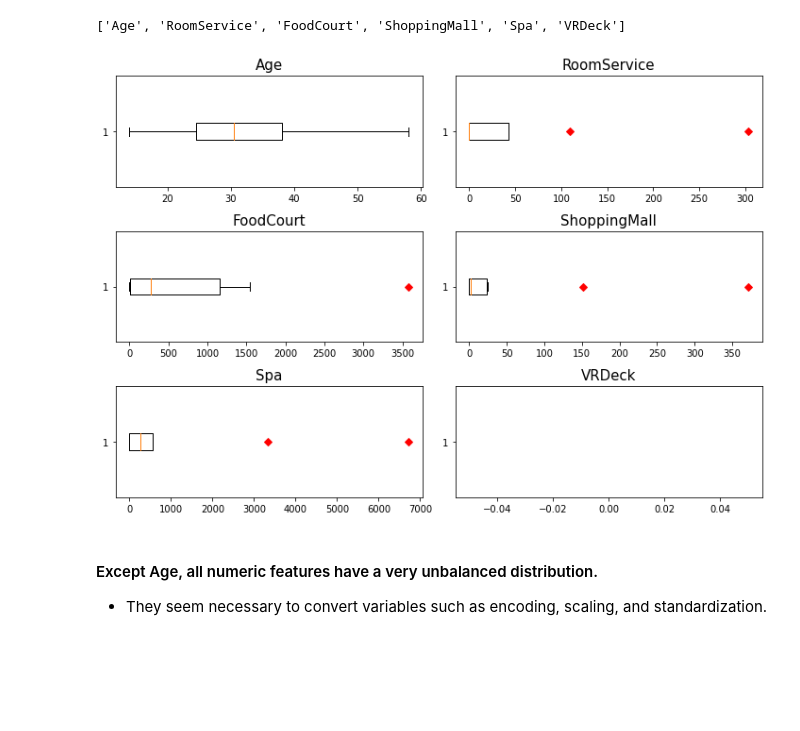
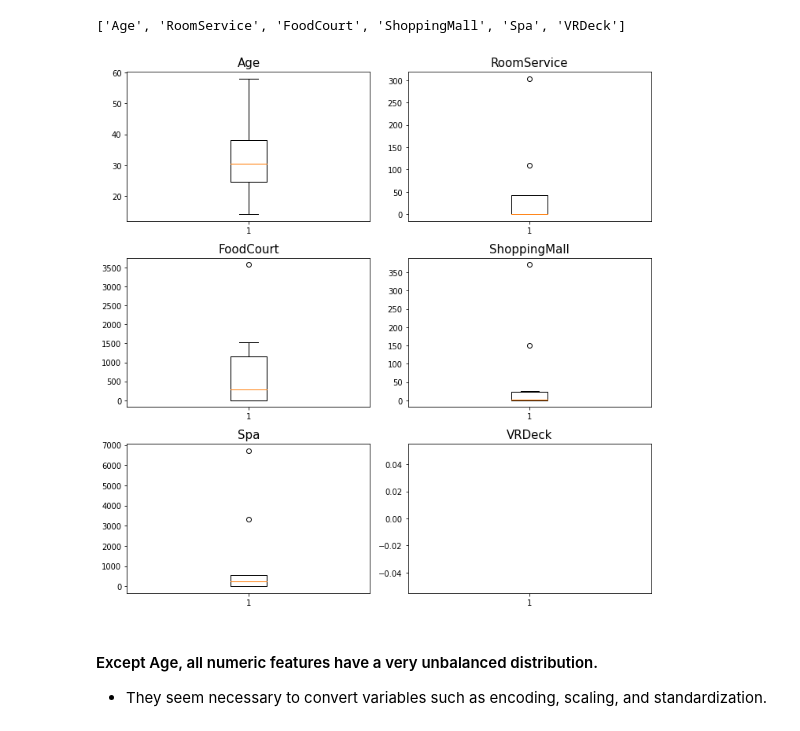
Before and after one commit to gonekng/Kaggle_Project, a Jupyter notebook: Spaceship Titanic/ml-spaceship-titanic.ipynb, the cells around one changed output. Drawn from its saved outputs; the diff is of its cells as text; code cells hidden in the pictures; blank space fills up the shorter version.

```diff
--- a/Spaceship Titanic/ml-spaceship-titanic.ipynb
+++ b/Spaceship Titanic/ml-spaceship-titanic.ipynb
@@ -230,31 +266,0 @@ col_cat
-# %%
-fig, ax = plt.subplots(2,2,figsize=(10,7))
-
-width = 0.35
-x = []
-b = []
-b2 = []
-
-for i in range(2):
-    for j in range(2):
-        x.append(train_cat.loc[:,col_cat[2*i+j]].value_counts().index)
-        b.append(ax[i,j].bar(np.arange(len(x[2*i+j])) - width/2,
-                            train_cat.loc[:,col_cat[2*i+j]].value_counts().to_list(),
-                            width, label = "Train Data", color="cornflowerblue"))
-        b2.append(ax[i,j].bar(np.arange(len(x[2*i+j])) + width/2,
-                            test_cat.loc[:,col_cat[2*i+j]].value_counts().to_list(),
-                            width, label = "Test Data", color="lightsalmon"))
-        ax[i,j].bar_label(b[2*i+j], label_type='edge', size=12)
-        ax[i,j].bar_label(b2[2*i+j], label_type='edge', size=12)
-        ax[i,j].set_title(f'{col_cat[2*i+j]} Distribution',
-                          pad=10, size=15)
-        ax[i,j].set_xticks(np.arange(len(x[2*i+j])), x[2*i+j], size=12)
-        ax[i,j].legend(loc="best", fontsize=12)
-
-ax[0,0].set_ylim(0,5000)
-ax[0,1].set_ylim(0,6000)
-ax[1,0].set_ylim(0,6500)
-ax[1,1].set_ylim(0,9000)
-
-fig.tight_layout()
-plt.show()
@@ -280,17 +348,17 @@ col_num
 # %% [output]
 ['Age', 'RoomService', 'FoodCourt', 'ShoppingMall', 'Spa', 'VRDeck']
 # %%
-fig, ax = plt.subplots(3,2,figsize=(10,7))
+fig, ax = plt.subplots(3,2,figsize=(10,10))
 
 for i in range(3):
     for j in range(2):
-        ax[i, j].boxplot(train_num.iloc[:,2*i+j].tolist()[:10], 0, 'rD', vert=0)
+        ax[i, j].boxplot(train_num.iloc[:,2*i+j].tolist()[:10])
         ax[i, j].set_title(col_num[2*i+j], pad=7, size=15)
 
 fig.tight_layout()
 plt.show()
 # %% [output]
-[figure, old version]
+[figure, new version]
 # %% [markdown]
 #### Except Age, all numeric features have a very unbalanced distribution.
 - They seem necessary to convert variables such as encoding, scaling, and standardization.
```
Also changed, not shown: parts of 79 cells of this notebook.
